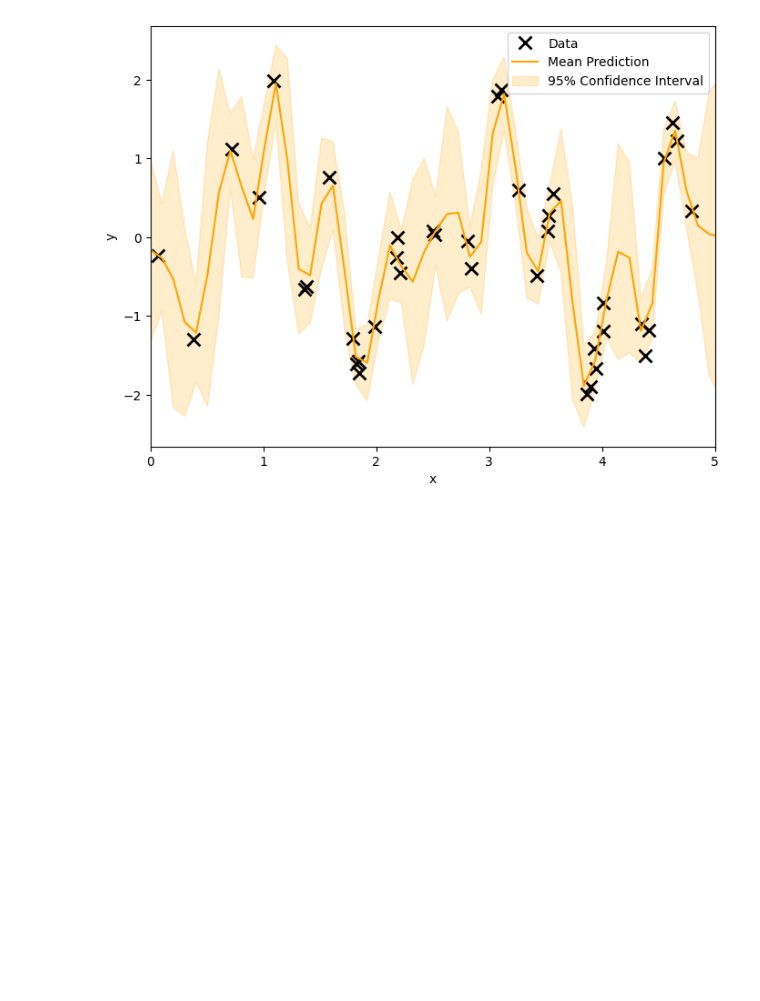
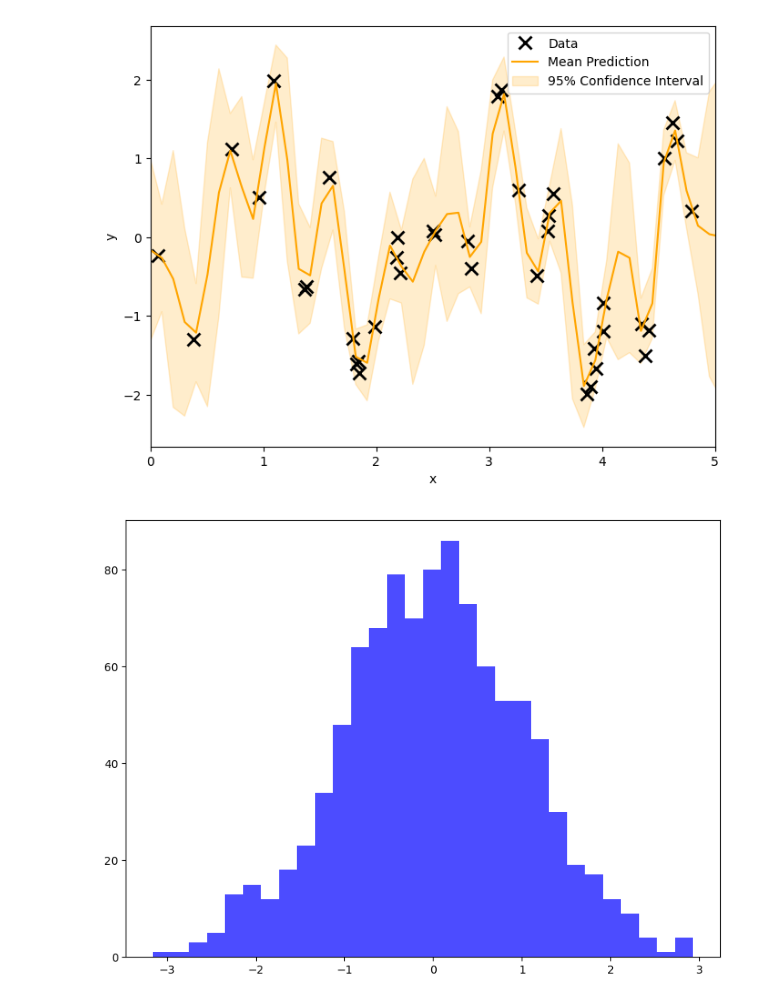
Before and after one commit to ZhifeiYL/UQ-Notebook, a Jupyter notebook: surrogate/GPR/illustration.ipynb, the cells around one changed output. Drawn from its saved outputs; the diff is of its cells as text; code cells hidden in the pictures; blank space fills up the shorter version.

```diff
--- a/surrogate/GPR/illustration.ipynb
+++ b/surrogate/GPR/illustration.ipynb
@@ -68,3 +68,29 @@ plt.xlim(0,5)
 plt.show()
 # %% [output]
 [figure]
+# %%
+# Generating random data for histograms
+data1 = np.random.normal(0, 1, 1000)  # Normal distribution
+data2 = np.random.exponential(1, 1000)  # Exponential distribution
+data3 = np.random.uniform(-3, 3, 1000)  # Uniform distribution
+
+# Creating plots
+plt.figure(figsize=(8, 6))
+
+# Normal distribution
+plt.hist(data1, bins=30, color='blue', alpha=0.7)
+# plt.title('Normal Distribution')
+
+# Exponential distribution
+# axs[1].hist(data2, bins=30, color='green', alpha=0.7)
+# axs[1].set_title('Exponential Distribution')
+#
+# # Uniform distribution
+# axs[2].hist(data3, bins=30, color='red', alpha=0.7)
+# axs[2].set_title('Uniform Distribution')
+
+# Display the histograms
+plt.tight_layout()
+plt.show()
+# %% [output]
+[figure, added]
```
